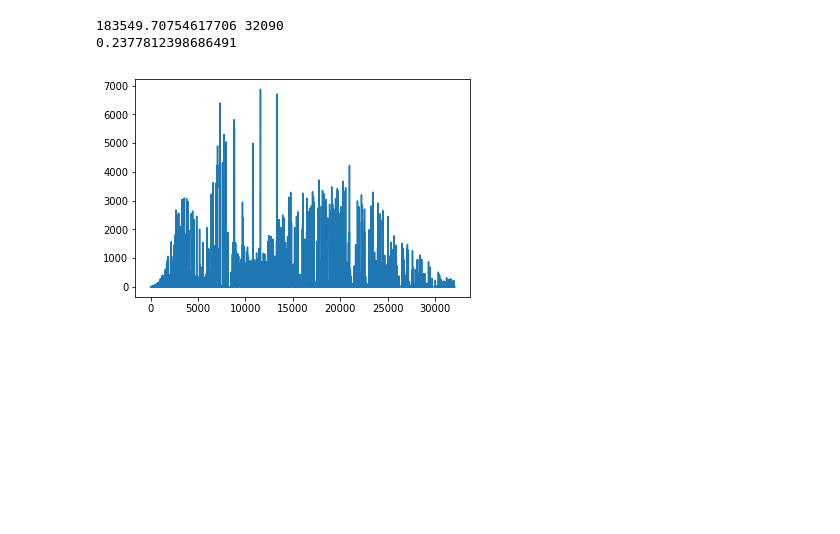
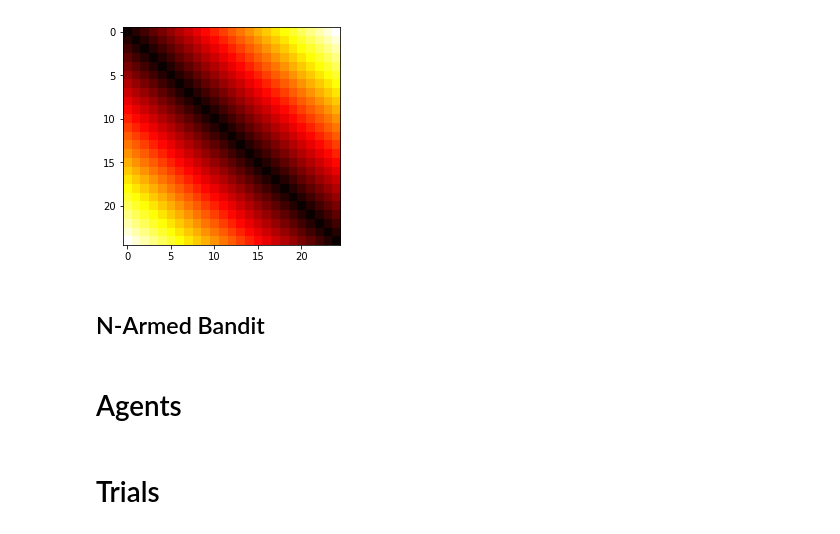
Before and after one commit to smccall-cal/RL_switching, a Jupyter notebook: HAMSTERDAM PT II.ipynb, the cells around one changed output. Cells and saved outputs as stored; diff of their text form; code cells hidden in the pictures; blank space fills up the shorter version.

```diff
--- a/HAMSTERDAM PT II.ipynb
+++ b/HAMSTERDAM PT II.ipynb
@@ -38,0 +89,9 @@ grid = Grid(25, reward_func = density_xor(5, False))
+# %%
+heatmap = [[ abs(x - y) for x in range(25) ] for y in range(25) ]
+
+plt.imshow( heatmap, cmap = "hot" )
+plt.show()
+# %% [output]
+[figure, added]
+# %% [markdown]
+## N-Armed Bandit
@@ -39 +120,3 @@ grid = Grid(25, reward_func = density_xor(5, False))
+# %% [markdown]
+# Agents
 # %%
@@ -120,18 +214,2 @@ action_selection_strategies = [ epsilon_greedy, boltzmann, mixture ]
-# %%
-import matplotlib.pyplot as plt
-%matplotlib inline
-
-_agent = agent( epsilon_greedy )
-r, i, t = _agent.play( grid )
-
-print(r, i)
-
-difference = [ (min(* state) / (max(* state) + 1)) - _agent.xis[(state, action)] for state, action in _agent.xis ]
-print( np.sqrt( np.mean( np.array(difference) ** 2 ) ) )
-
-plt.plot(range(i), t)
-plt.show()
-# %% [output]
-183549.70754617706 32090
-0.2377812398686491
-[figure, removed]
+# %% [markdown]
+# Trials
```
Also changed, not shown: parts of 31 cells of this notebook.
